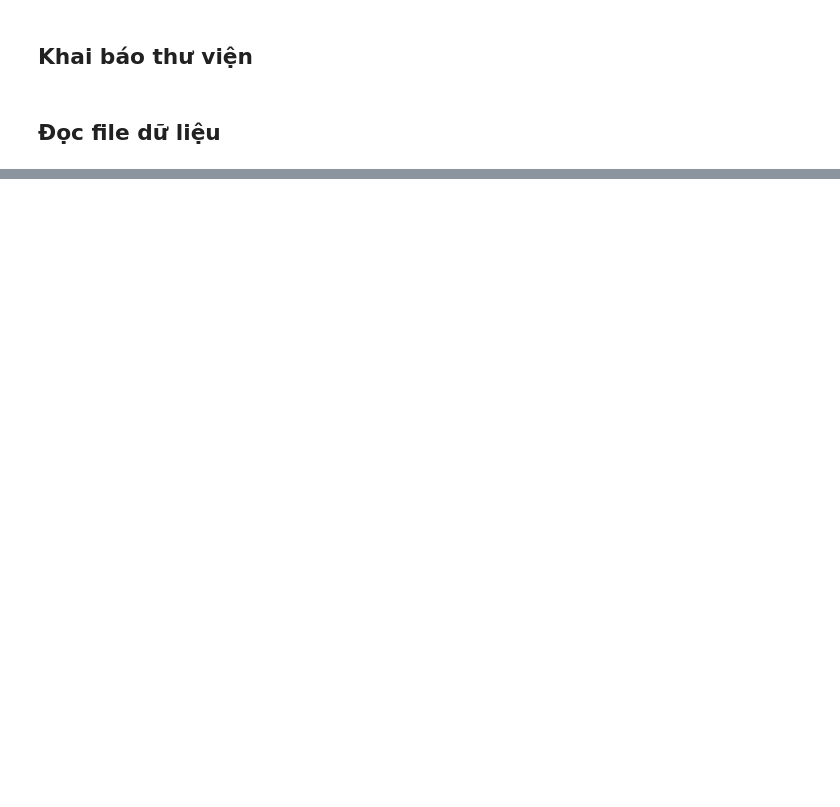
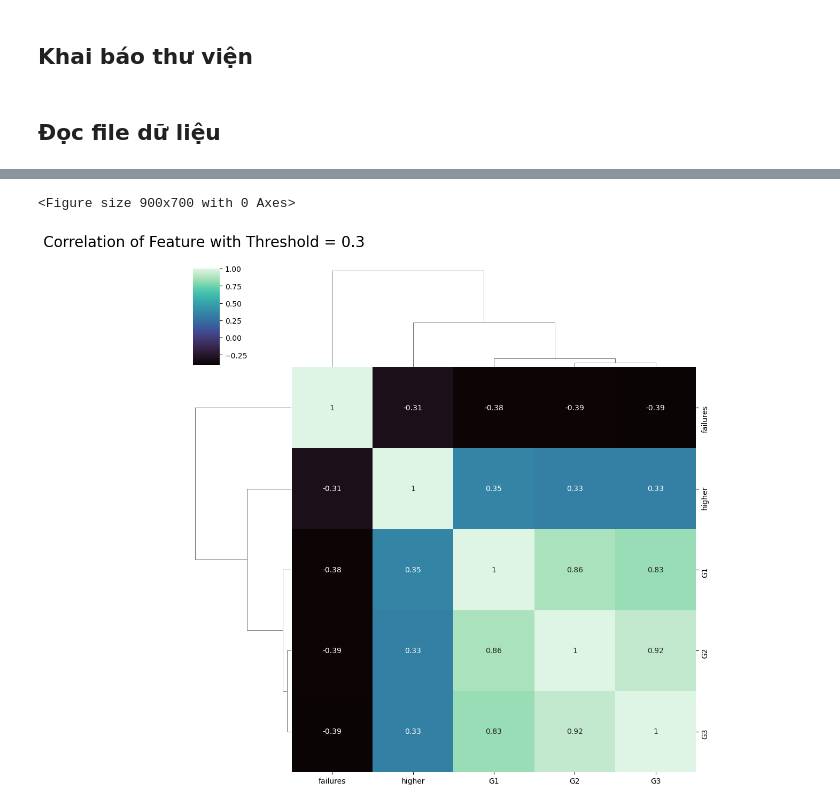
Before and after one commit to kienvbhp872004/predict-grade-of-student, a Jupyter notebook: Predict-Grade-of-Student.ipynb, the cells around one changed output, grey strips where cells are left out. Drawn from its saved outputs; the diff is of its cells as text; code cells hidden in the pictures; blank space fills up the shorter version.

```diff
--- a/Predict-Grade-of-Student.ipynb
+++ b/Predict-Grade-of-Student.ipynb
@@ -27,0 +332,2 @@ data
+# %%
+correlation = data.corr()
@@ -27,0 +362,11 @@ data
+# %%
+threshold = 0.3
+filter = np.abs(correlation['G3']) > threshold
+correlation_feature = correlation.columns[filter].tolist()
+plt.figure(figsize=(9,7))
+sns.clustermap(data[correlation_feature].corr(),annot = True, cmap = 'mako')
+plt.title("Correlation of Feature with Threshold = 0.3 \n",fontsize = 20)
+plt.show()
+# %% [output]
+<Figure size 900x700 with 0 Axes>
+[figure, added]
```
Also changed, not shown: parts of 27 cells of this notebook, 1 other file.
